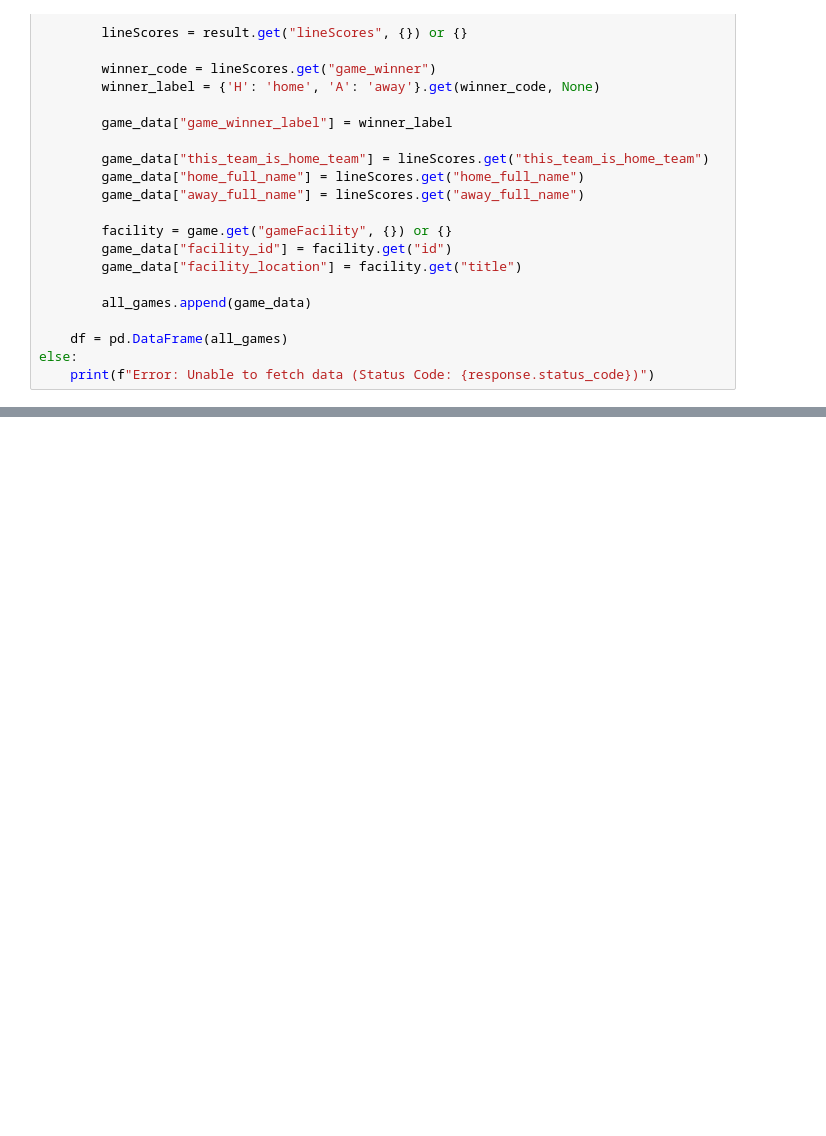
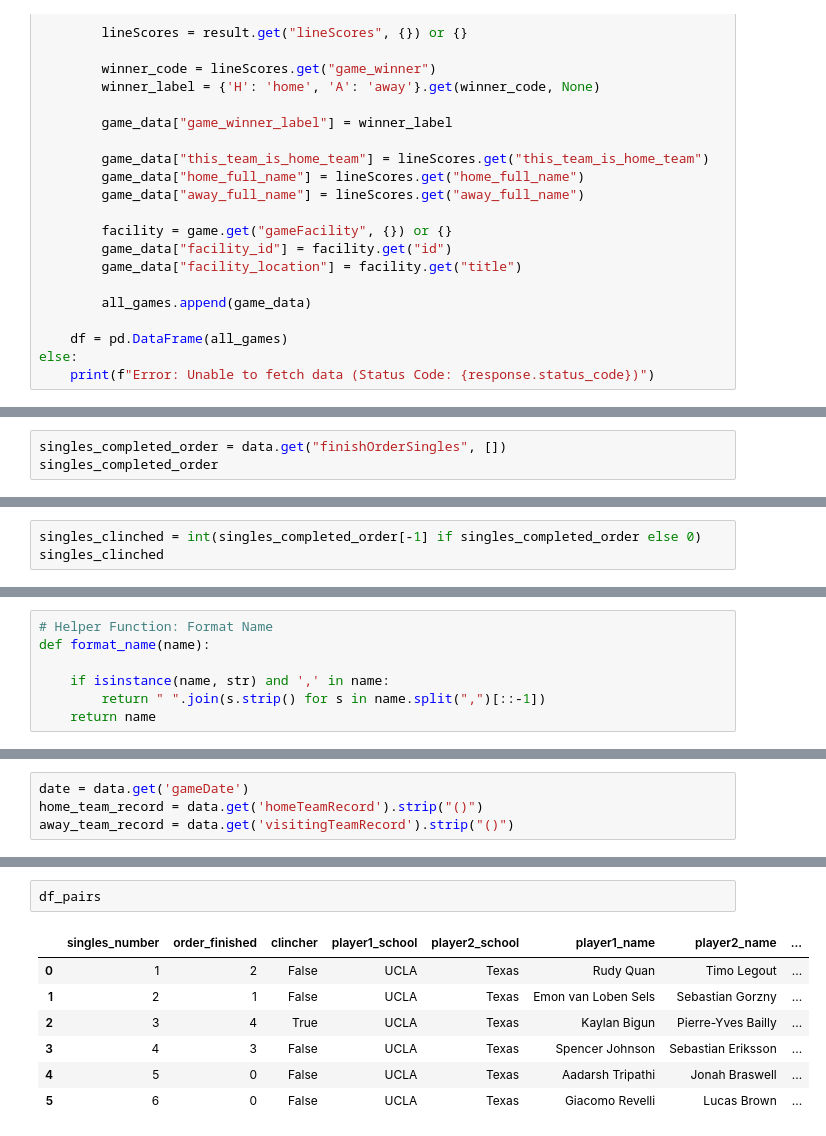
Before and after one commit to cjgimena/consulting-spring2025, a Jupyter notebook: season_report/ucla_data.ipynb, the cells around one changed output, grey strips where cells are left out. Drawn from its saved outputs; the diff is of its cells as text; blank space fills up the shorter version.

Commit message:
Emily Function WIP

```diff
--- a/season_report/ucla_data.ipynb
+++ b/season_report/ucla_data.ipynb
@@ -129,0 +181,3 @@ df.head(25)
+# %%
+singles_completed_order = data.get("finishOrderSingles", [])
+singles_completed_order
@@ -129,0 +186,3 @@ df.head(25)
+# %%
+singles_clinched = int(singles_completed_order[-1] if singles_completed_order else 0)
+singles_clinched
@@ -129,0 +219,7 @@ df.head(25)
+# %%
+# Helper Function: Format Name
+def format_name(name):
+
+    if isinstance(name, str) and ',' in name:
+        return " ".join(s.strip() for s in name.split(",")[::-1])
+    return name
@@ -129,0 +268,4 @@ df.head(25)
+# %%
+date = data.get('gameDate')
+home_team_record = data.get('homeTeamRecord').strip("()")
+away_team_record = data.get('visitingTeamRecord').strip("()")
@@ -129,0 +318,10 @@ df.head(25)
+# %%
+df_pairs
+# %% [output]
+|  | singles_number | order_finished | clincher | player1_school | player2_school | player1_name | player2_name | ... |
+| 0 | 1 | 2 | False | UCLA | Texas | Rudy Quan | Timo Legout | ... |
+| 1 | 2 | 1 | False | UCLA | Texas | Emon van Loben Sels | Sebastian Gorzny | ... |
+| 2 | 3 | 4 | True | UCLA | Texas | Kaylan Bigun | Pierre-Yves Bailly | ... |
+| 3 | 4 | 3 | False | UCLA | Texas | Spencer Johnson | Sebastian Eriksson | ... |
+| 4 | 5 | 0 | False | UCLA | Texas | Aadarsh Tripathi | Jonah Braswell | ... |
+| 5 | 6 | 0 | False | UCLA | Texas | Giacomo Revelli | Lucas Brown | ... |
```
Also changed, not shown: parts of 12 cells of this notebook, 3 other files.
